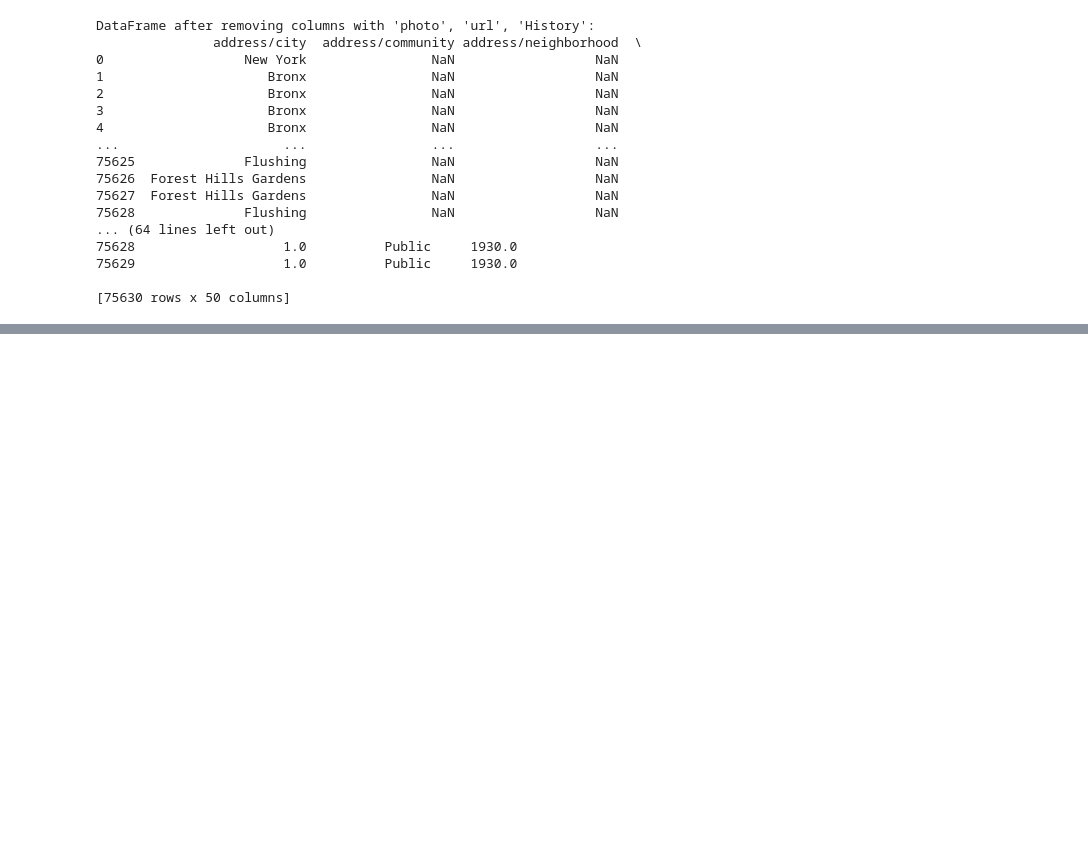
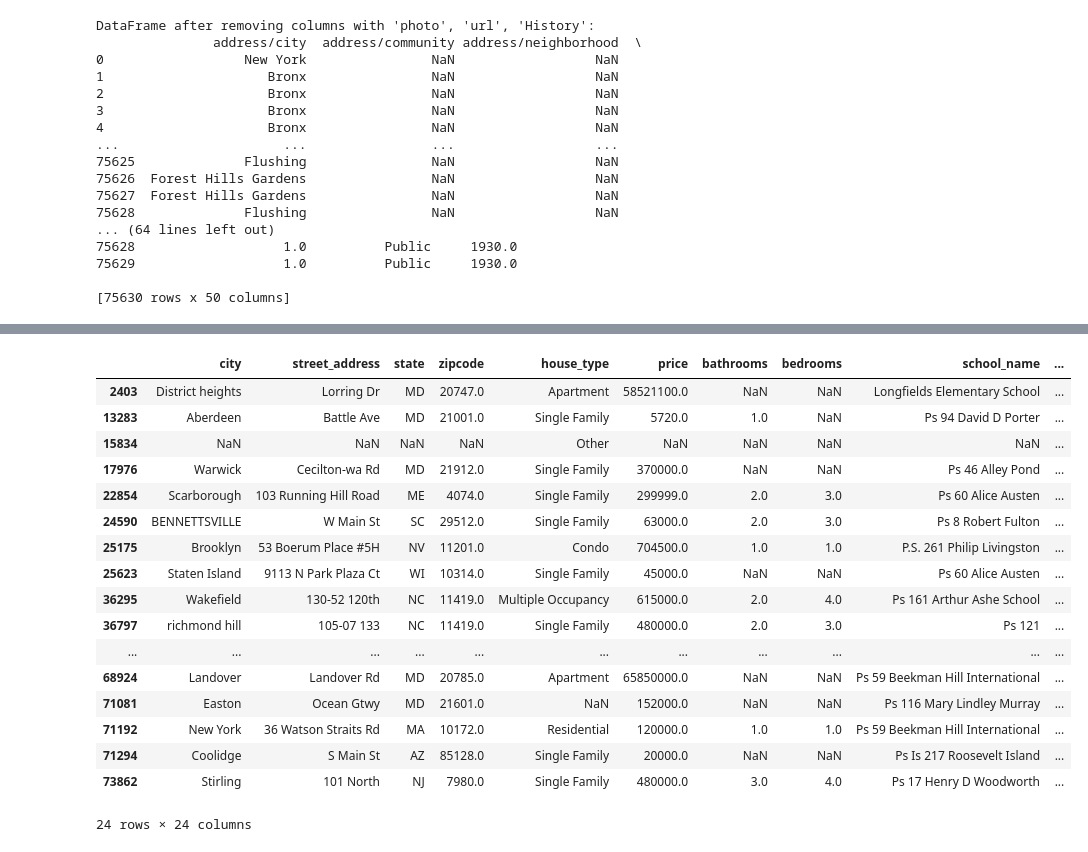
Before and after one commit to Hdubbs81/RealEstate-Insight-Capstone, a Jupyter notebook: 1. RealEstate_Insight_Data_Wrangling.ipynb, the cells around one changed output, grey strips where cells are left out. Cells and saved outputs as stored; diff of their text form; code cells hidden in the pictures; blank space fills up the shorter version.

```diff
--- a/1. RealEstate_Insight_Data_Wrangling.ipynb
+++ b/1. RealEstate_Insight_Data_Wrangling.ipynb
@@ -129,11 +163,19 @@ columns_to_rename = {
     'address/state': 'state',
     'address/zipcode': 'zipcode',
     'resoFactsStats/atAGlanceFacts/0/factValue': 'house_type',
-    'schools/2/name': 'school_name',
-    'schools/2/rating': 'school_rating',
+    'schools/0/name': 'school_name',
+    'schools/0/rating': 'school_rating',
+    'schools/2/name': 'school_name_2',
+    'schools/2/rating': 'school_rating_2',
     'livingArea': 'sqft',
-    'resoFactsStats/bathroomsHalf': 'half_bath',
-    'resoFactsStats/bathroomsFull': 'full_bath',
+    'resoFactsStats/atAGlanceFacts/2/factValue': 'heating',
+    'resoFactsStats/atAGlanceFacts/3/factValue': 'cooling',
+    'resoFactsStats/atAGlanceFacts/4/factValue': 'parking',
+    'resoFactsStats/basement': 'basement',
+    'resoFactsStats/taxAssessedValue': 'tax_assessed_value',
+    'resoFactsStats/taxAnnualAmount': 'tax_amount',
+    'resoFactsStats/stories': 'stories',
+    'resoFactsStats/lotSize':'lot_size'
 }
 
 # Rename the specified columns
@@ -211,12 +250,0 @@ dtype: int64
-# %%
-# Group by zipcode and calculate the average school rating
-avg_school_rating = df_2.groupby('zipcode')['school_rating'].mean().reset_index()
-
-# Merge the average school ratings back to the original DataFrame
-df_2 = df_2.drop(columns=['school_name'])  # Remove the school_name column
-df_2 = df_2.drop(columns=['school_rating'])  # Remove the school_rating column to avoid duplication
-df_2 = df_2.merge(avg_school_rating, on='zipcode', how='left')
-
-# Display the result
-print("DataFrame with average school ratings and without the school_name column:")
-df_2
@@ -359 +259,5 @@ memory usage: 5.3+ MB
+# %%
+#We should drop all hometype which is vacant land as these are not typical houses and mess up the distribution of house prices
+vacant_lands = df_2[df_2['house_type'] == 'Vacant Land'].index
+df_2 = df_2.drop(vacant_lands)
 # %% [markdown]
@@ -382,0 +287,22 @@ Unique values in 'house_type' column:
+# %%
+non_ny_rows = df_2[df_2['state'] != 'NY']
+non_ny_rows
+# %% [output]
+|  | city | street_address | state | zipcode | house_type | price | bathrooms | bedrooms | school_name | ... |
+| 2403 | District heights | Lorring Dr | MD | 20747.0 | Apartment | 58521100.0 | NaN | NaN | Longfields Elementary School | ... |
+| 13283 | Aberdeen | Battle Ave | MD | 21001.0 | Single Family | 5720.0 | 1.0 | NaN | Ps 94 David D Porter | ... |
+| 15834 | NaN | NaN | NaN | NaN | Other | NaN | NaN | NaN | NaN | ... |
+| 17976 | Warwick | Cecilton-wa Rd | MD | 21912.0 | Single Family | 370000.0 | NaN | NaN | Ps 46 Alley Pond | ... |
+| 22854 | Scarborough | 103 Running Hill Road | ME | 4074.0 | Single Family | 299999.0 | 2.0 | 3.0 | Ps 60 Alice Austen | ... |
+| 24590 | BENNETTSVILLE | W Main St | SC | 29512.0 | Single Family | 63000.0 | 2.0 | 3.0 | Ps 8 Robert Fulton | ... |
+| 25175 | Brooklyn | 53 Boerum Place #5H | NV | 11201.0 | Condo | 704500.0 | 1.0 | 1.0 | P.S. 261 Philip Livingston | ... |
+| 25623 | Staten Island | 9113 N Park Plaza Ct | WI | 10314.0 | Single Family | 45000.0 | NaN | NaN | Ps 60 Alice Austen | ... |
+| 36295 | Wakefield | 130-52 120th | NC | 11419.0 | Multiple Occupancy | 615000.0 | 2.0 | 4.0 | Ps 161 Arthur Ashe School | ... |
+| 36797 | richmond hill | 105-07 133 | NC | 11419.0 | Single Family | 480000.0 | 2.0 | 3.0 | Ps 121 | ... |
+| ... | ... | ... | ... | ... | ... | ... | ... | ... | ... | ... |
+| 68924 | Landover | Landover Rd | MD | 20785.0 | Apartment | 65850000.0 | NaN | NaN | Ps 59 Beekman Hill International | ... |
+| 71081 | Easton | Ocean Gtwy | MD | 21601.0 | NaN | 152000.0 | NaN | NaN | Ps 116 Mary Lindley Murray | ... |
+| 71192 | New York | 36 Watson Straits Rd | MA | 10172.0 | Residential | 120000.0 | 1.0 | 1.0 | Ps 59 Beekman Hill International | ... |
+| 71294 | Coolidge | S Main St | AZ | 85128.0 | Single Family | 20000.0 | NaN | NaN | Ps Is 217 Roosevelt Island | ... |
+| 73862 | Stirling | 101 North | NJ | 7980.0 | Single Family | 480000.0 | 3.0 | 4.0 | Ps 17 Henry D Woodworth | ... |
+24 rows × 24 columns
```
Also changed, not shown: parts of 121 cells of this notebook.
